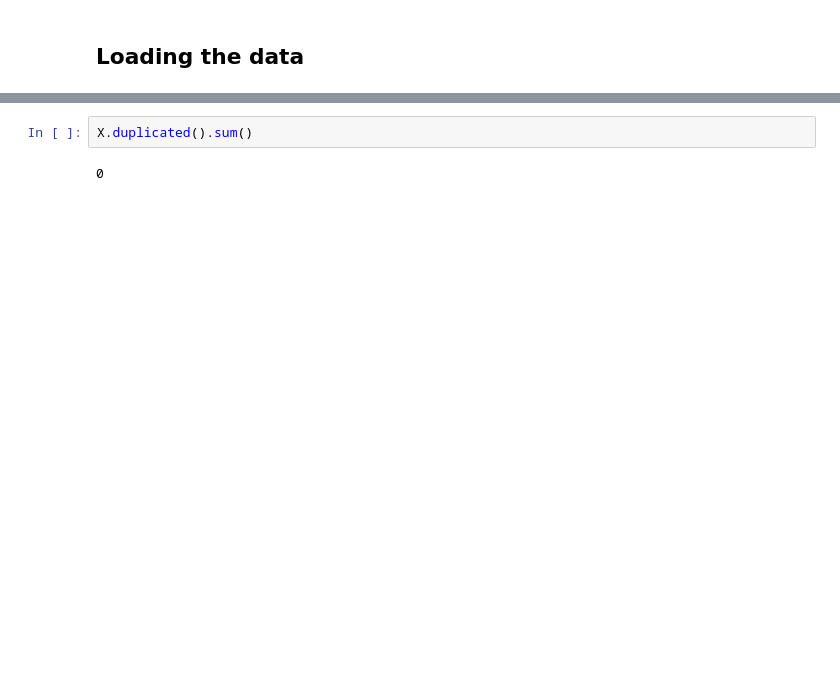
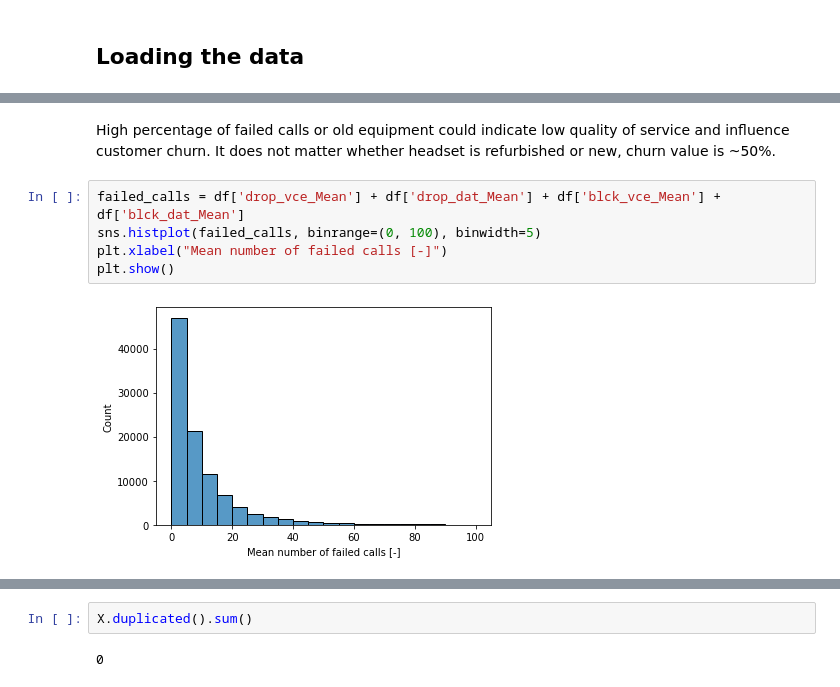
Before and after one commit to dgrzebyk/data_analysis, a Jupyter notebook: customer_churn.ipynb, the cells around one changed output, grey strips where cells are left out. Saved outputs shown, nothing was run; the diff lists cells and outputs as text; blank space fills up the shorter version.

```diff
--- a/customer_churn.ipynb
+++ b/customer_churn.ipynb
@@ -149,0 +170,9 @@ sns.histplot(df['actsubs_ratio'])
+# %% [markdown]
+High percentage of failed calls or old equipment could indicate low quality of service and influence customer churn. It does not matter whether headset is refurbished or new, churn value is ~50%.
+# %%
+failed_calls = df['drop_vce_Mean'] + df['drop_dat_Mean'] + df['blck_vce_Mean'] + df['blck_dat_Mean']
+sns.histplot(failed_calls, binrange=(0, 100), binwidth=5)
+plt.xlabel("Mean number of failed calls [-]")
+plt.show()
+# %% [output]
+[figure, added]
```
Also changed, not shown: parts of 83 cells of this notebook.
